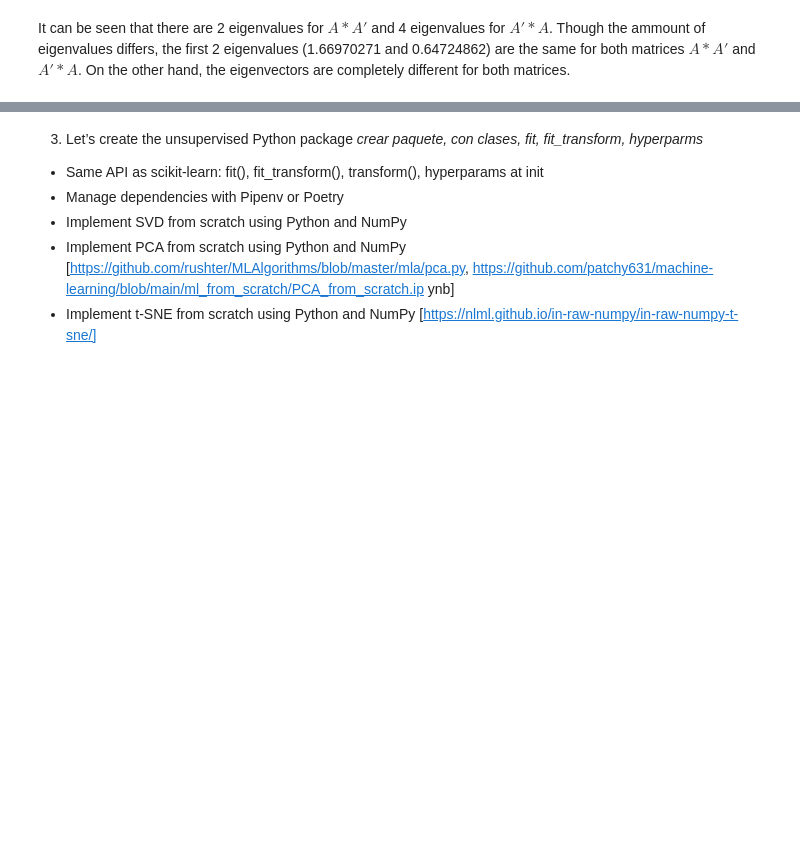
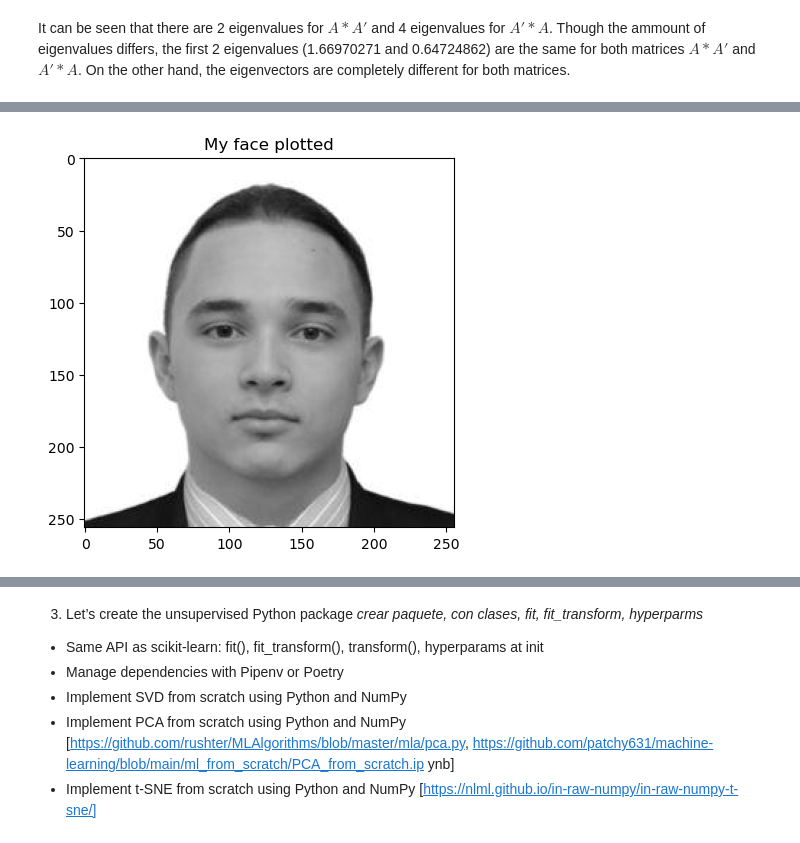
Before and after one commit to 00Fede/MLIIWorkshopI, a Jupyter notebook: Lab1.ipynb, the cells around one changed output, grey strips where cells are left out. Cells and saved outputs as stored; diff of their text form; code cells hidden in the pictures; blank space fills up the shorter version.

Commit message:
Processing face done

```diff
--- a/Lab1.ipynb
+++ b/Lab1.ipynb
@@ -108,0 +131,17 @@ _
+# %%
+# plot my face
+import os
+import matplotlib.pyplot as plt
+import matplotlib.image as mpimg
+from PIL import Image
+
+my_face_file = "FedericoOcampo.jpg"
+processed_folder_path = "photos_processed"
+
+img = mpimg.imread(os.path.join(processed_folder_path, my_face_file))
+
+plt.imshow(img, cmap='gray')
+plt.title("My face plotted")
+plt.show()
+# %% [output]
+[figure, added]
```
Also changed, not shown: parts of 13 cells of this notebook, 1 other file.
